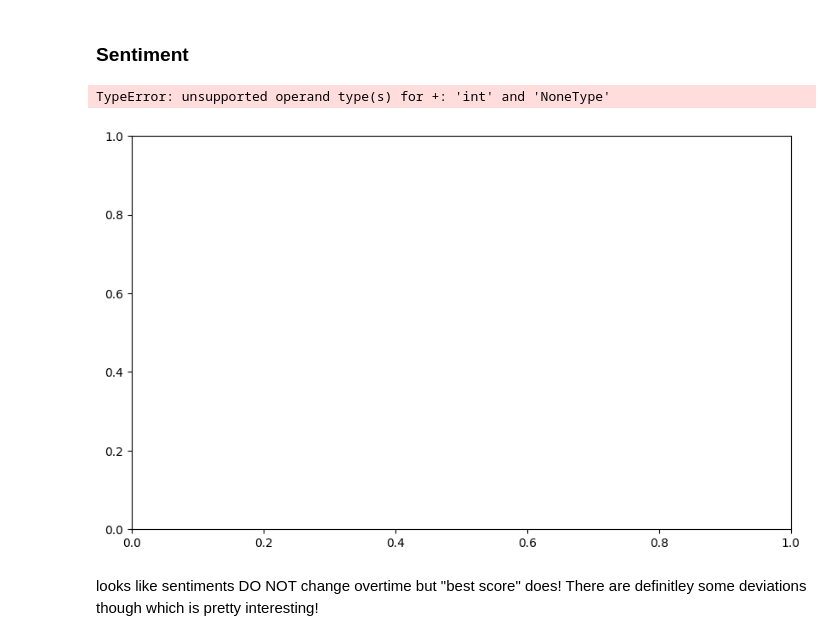
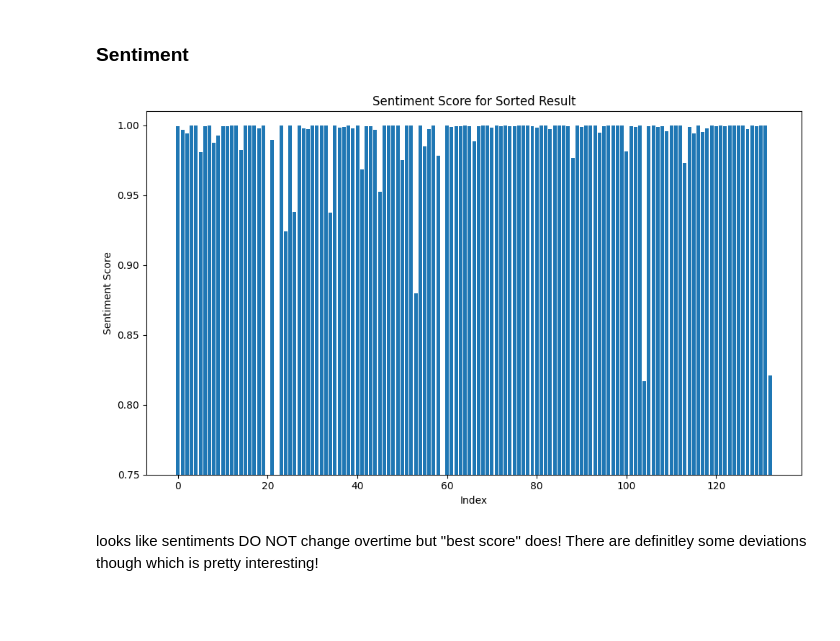
Before and after one commit to victoriab027/RecipeReviews, a Jupyter notebook: notebook.ipynb, the cells around one changed output. Drawn from its saved outputs; the diff is of its cells as text; code cells hidden in the pictures; blank space fills up the shorter version.

```diff
--- a/notebook.ipynb
+++ b/notebook.ipynb
@@ -299,0 +292,29 @@ plt.show()
+# %%
+# Define the bins for sentiment scores
+bins = [i/10 for i in range(11)]  # Bins of size 0.1 from 0 to 1
+
+# Add a new column with the bin each sentiment score belongs to
+sen_data['sentiment_bin'] = pd.cut(sen_data['sentiment_score'], bins=bins, right=False)
+
+# Define custom bins for the number of thumbs up
+thumbs_up_bins = [0, 1, 10, 20, float('inf')]  # Bins for 0-10, 10-50, 50+
+
+# Add a new column with the bin each thumbs up count belongs to
+sen_data['thumbs_up_bin'] = pd.cut(sen_data['thumbs_up'], bins=thumbs_up_bins, right=False)
+
+# Count the number of rows falling into each bin
+grouped = sen_data.groupby(['sentiment_bin', 'thumbs_up_bin']).size().unstack(fill_value=0)
+
+# Plot the bar plot
+grouped.plot(kind='bar', stacked=True)
+
+# Customize the plot
+plt.xlabel('Sentiment Score')
+plt.ylabel('Number of Rows')
+plt.title('Number of Rows by Sentiment Score and Thumbs Up')
+plt.xticks(rotation=45)  # Rotate x-axis labels for better readability
+
+# Show the plot
+plt.tight_layout()
+plt.legend(title='Thumbs Up')
+plt.show()
@@ -347,27 +539,27 @@ plt.show()
 # %% [markdown]
 ### Sentiment
 # %%
-random_idx = random.randint(1, len(sentiment_df))
-recipie_code = sentiment_df['recipe_code'][random_idx]
-recipie_reviews = sentiment_df[sentiment_df['recipe_code'] == recipie_code]
+random_idx = random.randint(1, len(sen_data))
+recipie_code = sen_data['recipe_code'][random_idx]
+recipie_reviews = sen_data[sen_data['recipe_code'] == recipie_code]
 recipie_reviews = recipie_reviews.sort_values(by='created_at')
 # %%
 # Plotting the bar plot
 plt.figure(figsize=(10, 6))  # Adjust size as needed
 plt.bar(range(len(recipie_reviews)), recipie_reviews['sentiment_score'])
 
 # Adding labels and title
 plt.xlabel('Index')
 plt.ylabel('Sentiment Score')
 plt.title('Sentiment Score for Sorted Result')
+plt.ylim(0.75, 1.01)
 #plt.xticks(range(len(recipie_reviews)), range(1, len(recipie_reviews) + 1))
 
 # Show plot
 plt.tight_layout()
 plt.show()
 # %% [output]
-TypeError: unsupported operand type(s) for +: 'int' and 'NoneType'
-[figure, old version]
+[figure, new version]
 # %% [markdown]
 looks like sentiments DO NOT change overtime but "best score" does! There are definitley some deviations though which is pretty interesting!
 # %% [markdown]
```
Also changed, not shown: parts of 32 cells of this notebook.
